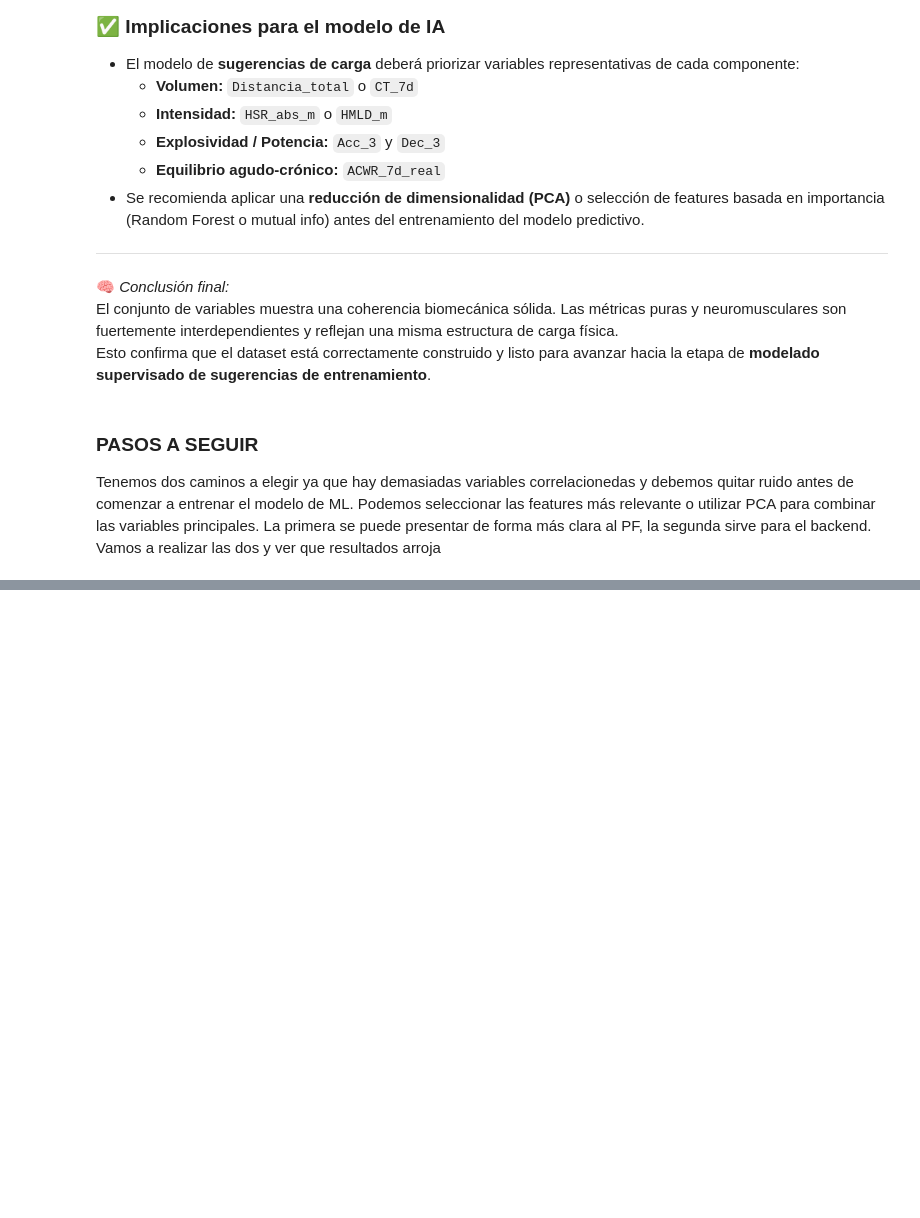
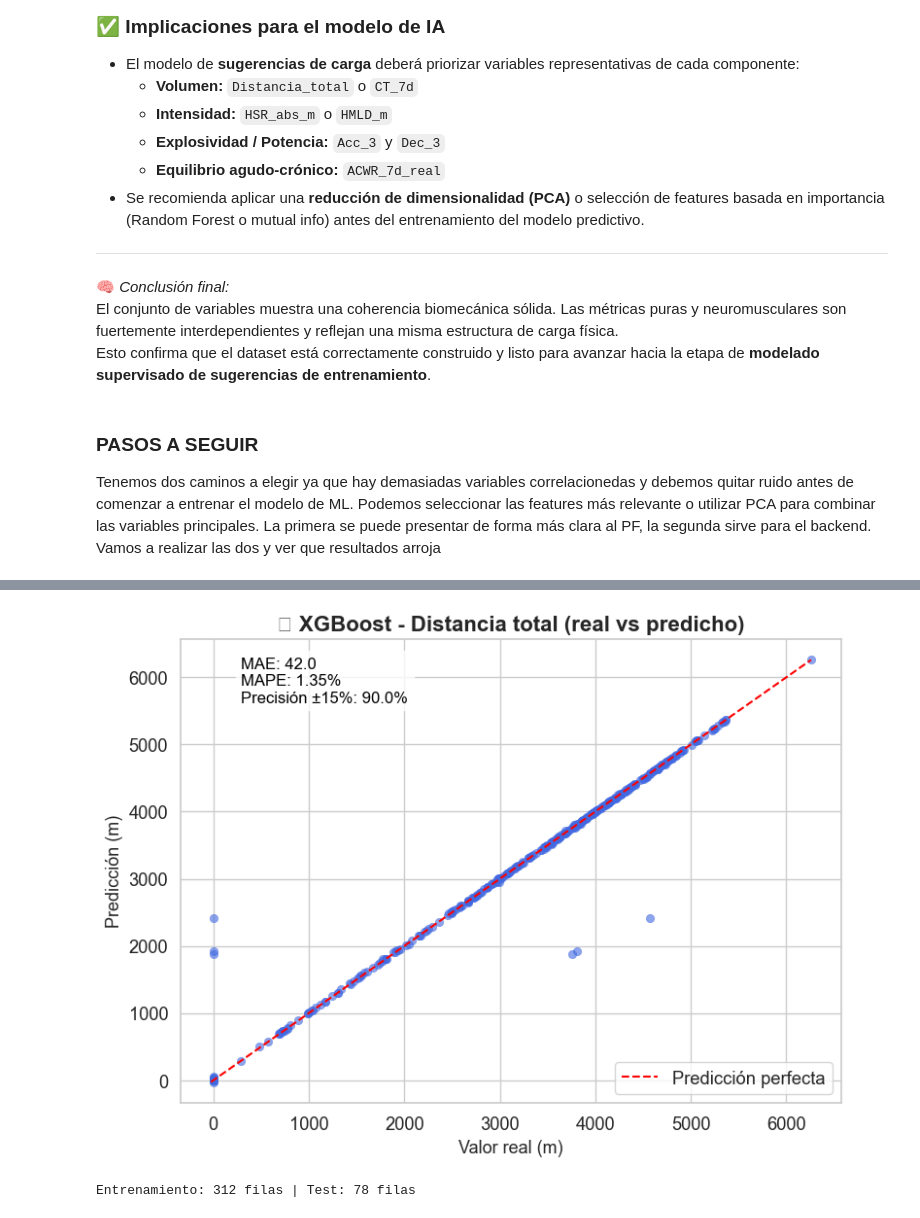
Before and after one commit to cuarty/chivas_ml, a Jupyter notebook: notebooks/modelos/01_sugerencias_puras_ml.ipynb, the cells around one changed output, grey strips where cells are left out. Saved outputs shown, nothing was run; the diff lists cells and outputs as text; code cells hidden in the pictures; blank space fills up the shorter version.

```diff
--- a/notebooks/modelos/01_sugerencias_puras_ml.ipynb
+++ b/notebooks/modelos/01_sugerencias_puras_ml.ipynb
@@ -401,0 +1337,14 @@ Esto confirma que el dataset está correctamente construido y listo para avanzar
+# %%
+# Aseguramos que solo haya filas completas (sin NaN)
+df_model = df_model.dropna(subset=features + [target])
+
+# Definimos nuevamente las variables alineadas
+X = df_model[features]
+y = df_model[target]
+
+# Entrenamos de nuevo
+rf.fit(X, y)
+xgb.fit(X, y)
+
+rf_pred = rf.predict(X)
+xgb_pred = xgb.predict(X)
@@ -401,0 +1395,40 @@ Esto confirma que el dataset está correctamente construido y listo para avanzar
+# %%
+import matplotlib.pyplot as plt
+import seaborn as sns
+import numpy as np
+
+# ==========================
+# 💠 Gráfico de dispersión
+# ==========================
+plt.figure(figsize=(8, 6))
+sns.set(style="whitegrid", font_scale=1.2)
+
+# Nube de puntos reales vs predichos
+sns.scatterplot(x=y, y=xgb_pred, alpha=0.6, edgecolor=None, color="royalblue")
+
+# Línea ideal de predicción perfecta (y = x)
+max_val = max(y.max(), xgb_pred.max())
+min_val = min(y.min(), xgb_pred.min())
+plt.plot([min_val, max_val], [min_val, max_val], color="red", linestyle="--", label="Predicción perfecta")
+
+# Métricas para anotar
+mae = 42.05
+mape = 1.35
+precision = 90.0
+
+# Título y etiquetas
+plt.title("⚡ XGBoost - Distancia total (real vs predicho)", fontsize=16, weight='bold')
+plt.xlabel("Valor real (m)", fontsize=13)
+plt.ylabel("Predicción (m)", fontsize=13)
+
+# Anotación con métricas
+plt.text(min_val + (max_val-min_val)*0.05,
+         max_val - (max_val-min_val)*0.1,
+         f"MAE: {mae:.1f}\nMAPE: {mape:.2f}%\nPrecisión ±15%: {precision:.1f}%",
+         fontsize=12, color="black", bbox=dict(facecolor="white", alpha=0.8))
+
+plt.legend()
+plt.tight_layout()
+plt.show()
+# %% [output]
+[figure, added]
@@ -401,0 +1447,17 @@ Esto confirma que el dataset está correctamente construido y listo para avanzar
+# %%
+# Ordenamos por jugador y microciclo (cronología)
+df_final = df_final.sort_values(["id_jugador", "Microciclo_Num"]).reset_index(drop=True)
+
+# Definimos proporción train/test
+split_idx = int(len(df_final) * 0.8)
+train = df_final.iloc[:split_idx]
+test = df_final.iloc[split_idx:]
+
+X_train = train[features]
+y_train = train[target]
+X_test = test[features]
+y_test = test[target]
+
+print(f"Entrenamiento: {X_train.shape[0]} filas | Test: {X_test.shape[0]} filas")
+# %% [output]
+Entrenamiento: 312 filas | Test: 78 filas
```
Also changed, not shown: parts of 40 cells of this notebook, 16 other files.
